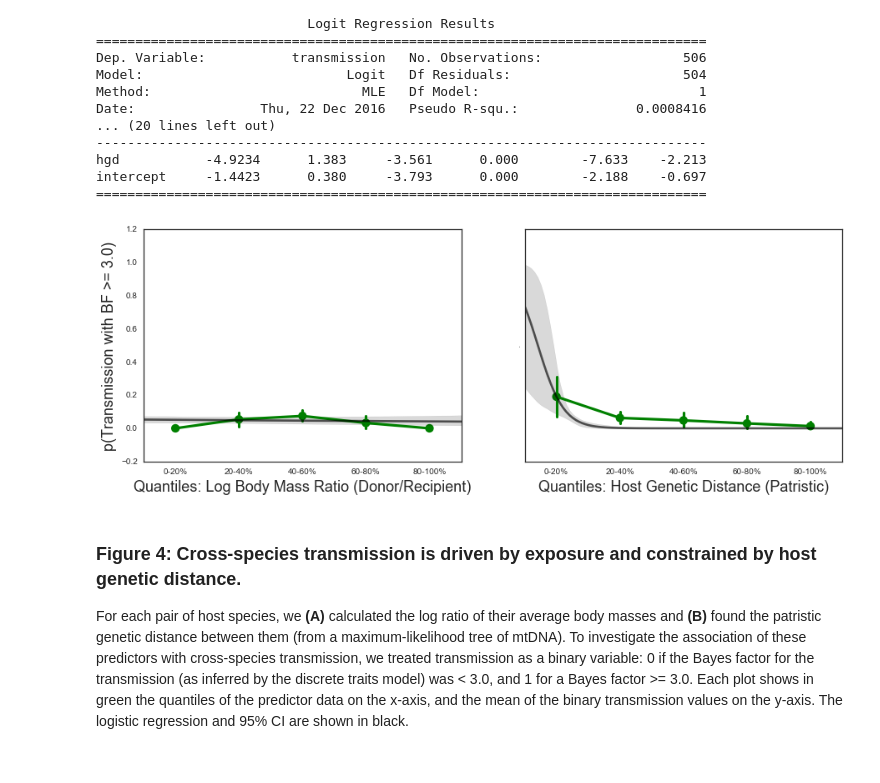
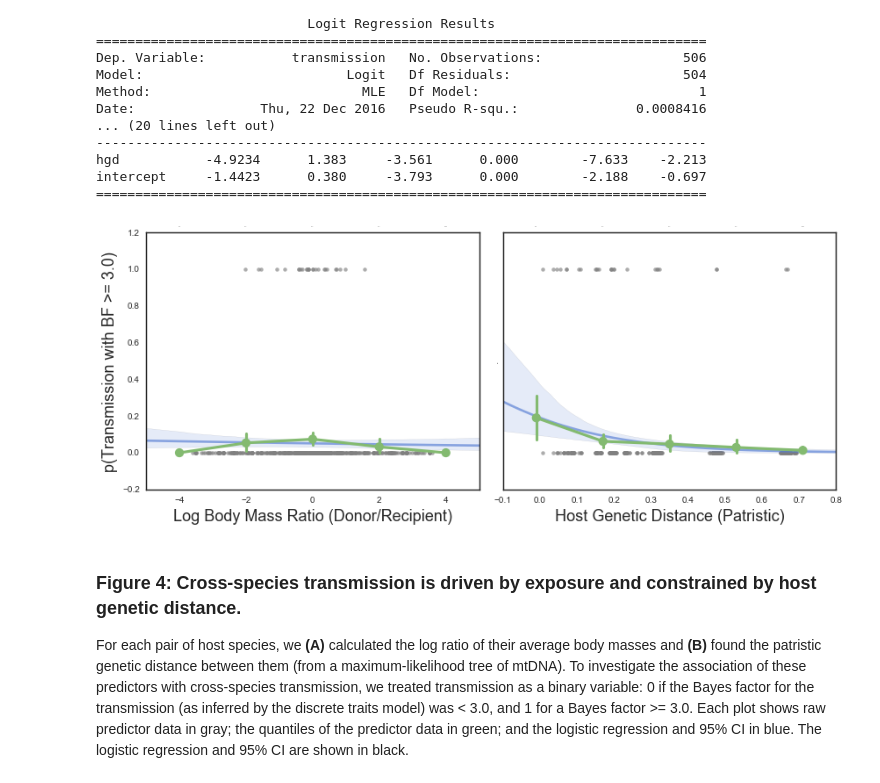
Before and after one commit to blab/siv-cst, a Jupyter notebook: figures/predictors/predictor_scatterplots.ipynb, the cells around one changed output. Saved outputs shown, nothing was run; the diff lists cells and outputs as text; code cells hidden in the pictures.

Commit message:
Add raw values.

```diff
--- a/figures/predictors/predictor_scatterplots.ipynb
+++ b/figures/predictors/predictor_scatterplots.ipynb
@@ -70,23 +70,36 @@ hgd           -4.9234      1.383     -3.561      0.000        -7.633    -2.213
 intercept     -1.4423      0.380     -3.793      0.000        -2.188    -0.697
 ==============================================================================
 # %%
-fig, (bmr_ax, hgd_ax) = plt.subplots(figsize=(15,5),nrows=1,ncols=2,sharey=True, facecolor='w') # Note shared Y axis
+fig, (bmr_ax, hgd_ax) = plt.subplots(figsize=(12,5),nrows=1,ncols=2,sharey=True, facecolor='w') # Note shared Y axis
 
-sns.pointplot(x=data['bmr_quantiles'], y=data['transmission'], ax=bmr_ax, color='g')
-sns.pointplot(x=data['hgd_quantiles'], y=data['transmission'], ax=hgd_ax, color='g')
-bmr_logit = sns.regplot(data['log_bmr'], data['transmission'], ax=bmr_ax, color='g', scatter=False,
-                        line_kws = {'color':'k', 'alpha': 0.65}, logistic=True)
-hgd_logit = sns.regplot(data['hgd'], data['transmission'], ax=hgd_ax, color='g', scatter=False,
-                        line_kws = {'color':'k', 'alpha': 0.65}, logistic=True)
+bmr_logit = sns.regplot(data['log_bmr'], data['transmission'], ax=bmr_ax,
+                        line_kws = {'color':'#547BD3', 'alpha': 0.65},
+                        scatter_kws={'color': 'gray', 'alpha': 0.65}, logistic=True)
+hgd_logit = sns.regplot(data['hgd'], data['transmission'], ax=hgd_ax,
+                        line_kws = {'color':'#547BD3', 'alpha': 0.65},
+                        scatter_kws={'color': 'gray', 'alpha': 0.65}, logistic=True)
 
+hgd_ax2 = hgd_ax.twiny()
+bmr_ax2=bmr_ax.twiny()
 
-hgd_ax.set_xlabel('Quantiles: Host Genetic Distance (Patristic)', size=18)
+sns.pointplot(x=data['bmr_quantiles'], y=data['transmission'], ax=bmr_ax2, color='#83BA70')
+sns.pointplot(x=data['hgd_quantiles'], y=data['transmission'], ax=hgd_ax2, color='#83BA70')
+
+hgd_ax.set_xlabel('Host Genetic Distance (Patristic)', size=18)
 bmr_ax.set_ylabel('p(Transmission with BF >= 3.0)', size=18)
-bmr_ax.set_xlabel('Quantiles: Log Body Mass Ratio (Donor/Recipient)', size=18)
+bmr_ax.set_xlabel('Log Body Mass Ratio (Donor/Recipient)', size=18)
 hgd_ax.set_ylabel(None, size=0)
+
+hgd_ax2.tick_params(axis='x',labelsize=0,size=0)
+bmr_ax2.tick_params(axis='x', labelsize=0, size=0)
+hgd_ax2.set_xlabel('')
+bmr_ax2.set_xlabel('')
+
 sns.set_style('white')
+plt.tight_layout()
+# plt.savefig('Fig4_Predictors.png', bbox_inches='tight', dpi=300)
 # %% [output]
-[figure, old version]
+[figure, new version]
 # %% [markdown]
 ### Figure 4: Cross-species transmission is driven by exposure and constrained by host genetic distance.
-For each pair of host species, we **(A)** calculated the log ratio of their average body masses and **(B)** found the patristic genetic distance between them (from a maximum-likelihood tree of mtDNA). To investigate the association of these predictors with cross-species transmission, we treated transmission as a binary variable: 0 if the Bayes factor for the transmission (as inferred by the discrete traits model) was < 3.0, and 1 for a Bayes factor >= 3.0. Each plot shows in green the quantiles of the predictor data on the x-axis, and the mean of the binary transmission values on the y-axis. The logistic regression and 95% CI are shown in black.
+For each pair of host species, we **(A)** calculated the log ratio of their average body masses and **(B)** found the patristic genetic distance between them (from a maximum-likelihood tree of mtDNA). To investigate the association of these predictors with cross-species transmission, we treated transmission as a binary variable: 0 if the Bayes factor for the transmission (as inferred by the discrete traits model) was < 3.0, and 1 for a Bayes factor >= 3.0. Each plot shows raw predictor data in gray; the quantiles of the predictor data in green; and the logistic regression and 95% CI in blue. The logistic regression and 95% CI are shown in black.
```
